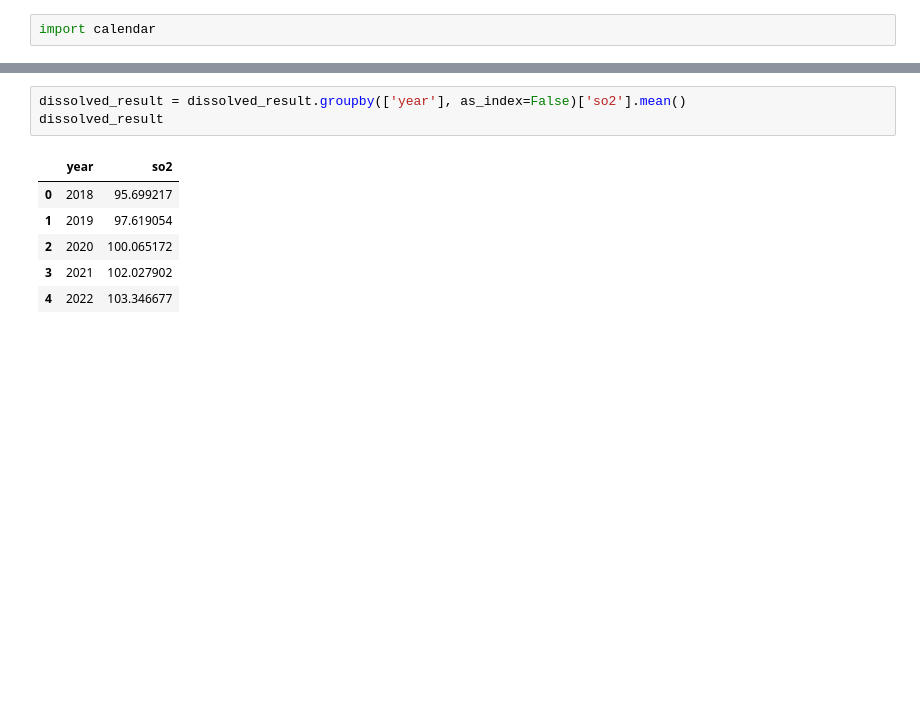
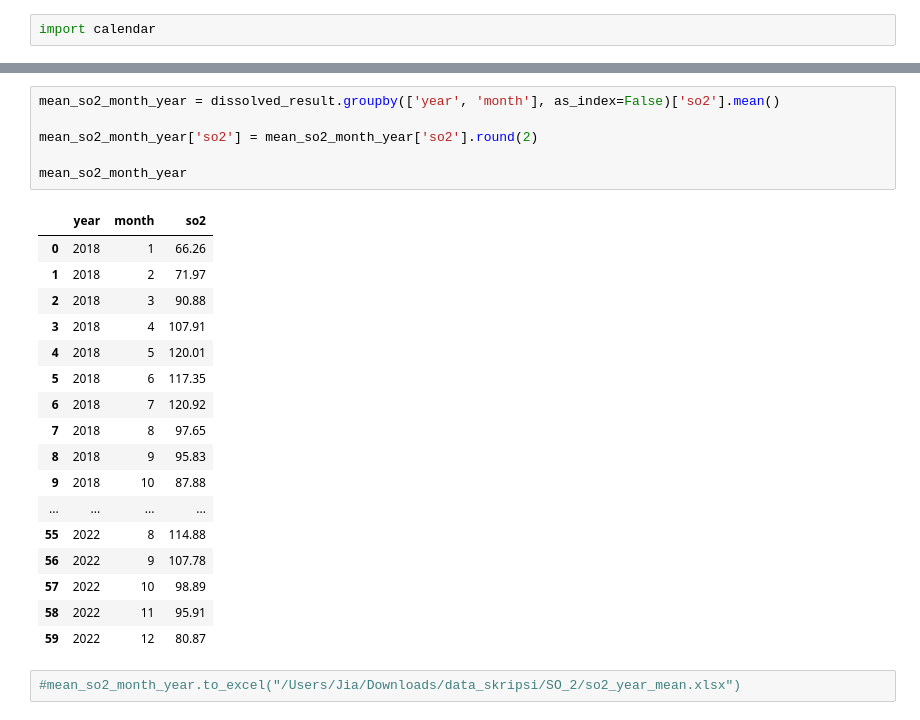
Before and after one commit to Putrizhn/script_putri, a Jupyter notebook: SO_2/result_so2_year.ipynb, the cells around one changed output, grey strips where cells are left out. Cells and saved outputs as stored; diff of their text form; blank space fills up the shorter version.

```diff
--- a/SO_2/result_so2_year.ipynb
+++ b/SO_2/result_so2_year.ipynb
@@ -128,10 +130,26 @@ for city, ax in zip(cities, range(1,6)):
 # %%
-dissolved_result = dissolved_result.groupby(['year'], as_index=False)['so2'].mean()
-dissolved_result
+mean_so2_month_year = dissolved_result.groupby(['year', 'month'], as_index=False)['so2'].mean()
+
+mean_so2_month_year['so2'] = mean_so2_month_year['so2'].round(2)
+
+mean_so2_month_year
 # %% [output]
-|  | year | so2 |
-| 0 | 2018 | 95.699217 |
-| 1 | 2019 | 97.619054 |
-| 2 | 2020 | 100.065172 |
-| 3 | 2021 | 102.027902 |
-| 4 | 2022 | 103.346677 |
+|  | year | month | so2 |
+| 0 | 2018 | 1 | 66.26 |
+| 1 | 2018 | 2 | 71.97 |
+| 2 | 2018 | 3 | 90.88 |
+| 3 | 2018 | 4 | 107.91 |
+| 4 | 2018 | 5 | 120.01 |
+| 5 | 2018 | 6 | 117.35 |
+| 6 | 2018 | 7 | 120.92 |
+| 7 | 2018 | 8 | 97.65 |
+| 8 | 2018 | 9 | 95.83 |
+| 9 | 2018 | 10 | 87.88 |
+| ... | ... | ... | ... |
+| 55 | 2022 | 8 | 114.88 |
+| 56 | 2022 | 9 | 107.78 |
+| 57 | 2022 | 10 | 98.89 |
+| 58 | 2022 | 11 | 95.91 |
+| 59 | 2022 | 12 | 80.87 |
+# %%
+#mean_so2_month_year.to_excel("/Users/Jia/Downloads/data_skripsi/SO_2/so2_year_mean.xlsx")
```
Also changed, not shown: parts of 9 cells of this notebook, 1 other file.
